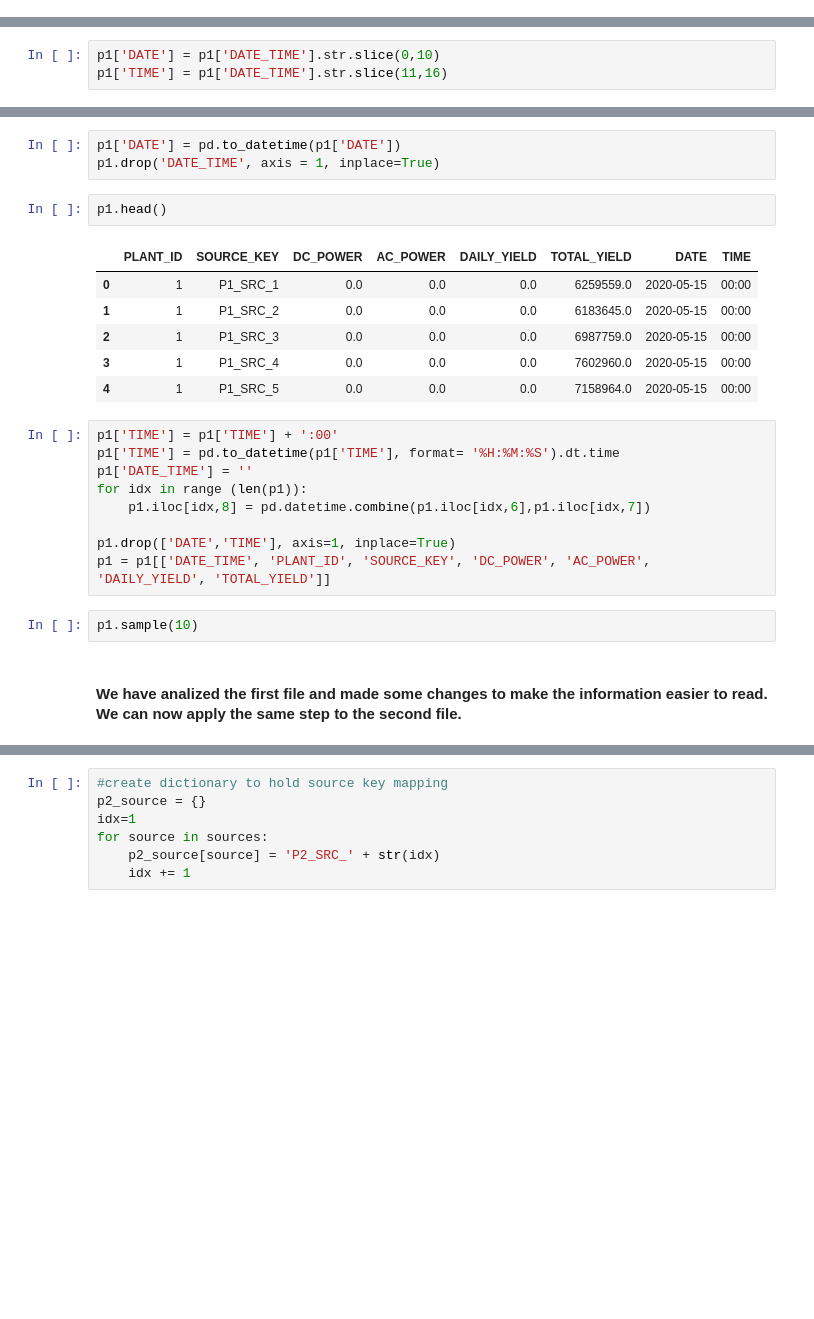
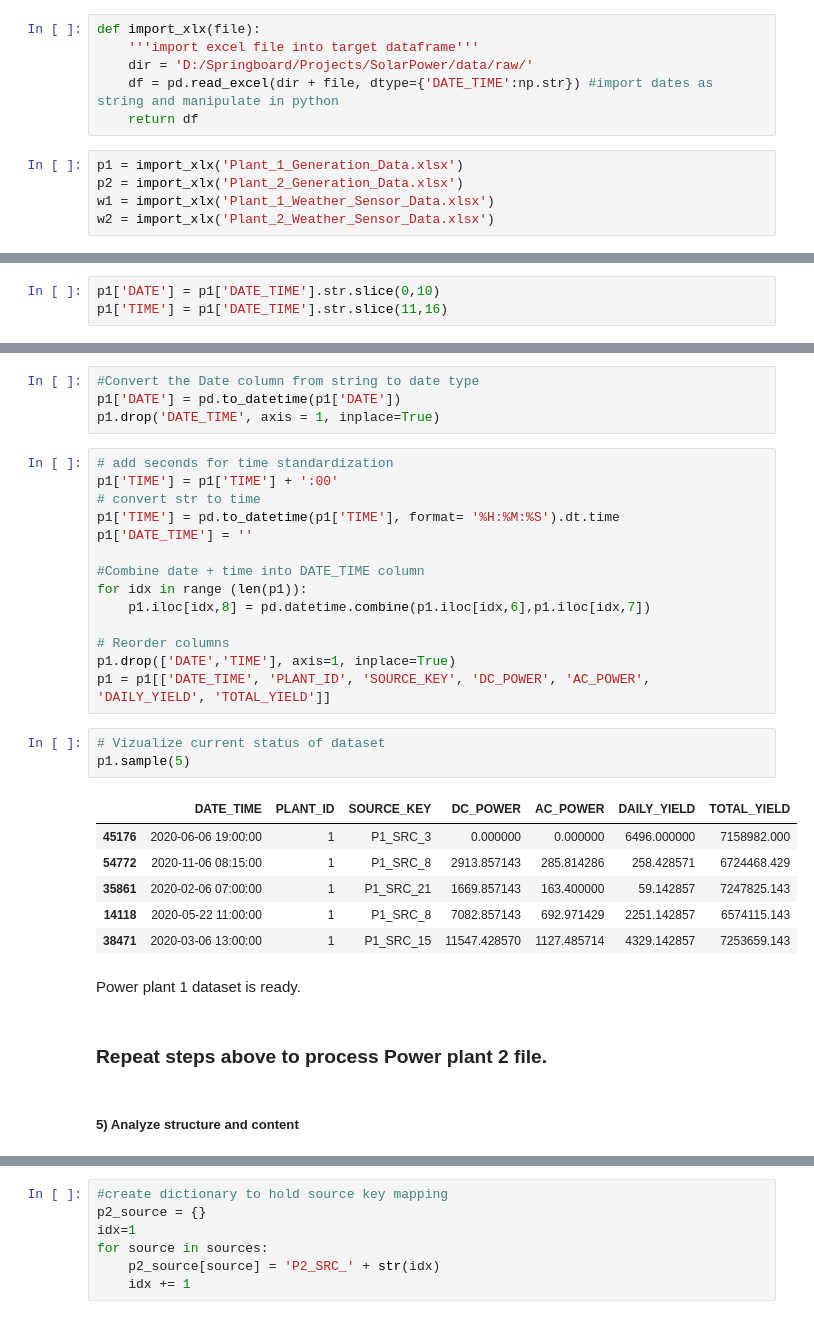
Before and after one commit to birr-data/SolarPower, a Jupyter notebook: Data Integration Example.ipynb, the cells around one changed output, grey strips where cells are left out. Drawn from its saved outputs; the diff is of its cells as text; blank space fills up the shorter version.

Commit message:
Update: Update data wrangling NB

```diff
--- a/Data Integration Example.ipynb
+++ b/Data Integration Example.ipynb
@@ -16 +34,12 @@ w2 = pd.read_csv('D:/Springboard/Projects/SolarPower/data/raw/Plant_2_Weather_Se
+# %%
+def import_xlx(file):
+    '''import excel file into target dataframe'''
+    dir = 'D:/Springboard/Projects/SolarPower/data/raw/'
+    df = pd.read_excel(dir + file, dtype={'DATE_TIME':np.str}) #import dates as string and manipulate in python
+    return df
+# %%
+p1 = import_xlx('Plant_1_Generation_Data.xlsx')
+p2 = import_xlx('Plant_2_Generation_Data.xlsx')
+w1 = import_xlx('Plant_1_Weather_Sensor_Data.xlsx')
+w2 = import_xlx('Plant_2_Weather_Sensor_Data.xlsx')
 # %% [markdown]
@@ -106,29 +143,38 @@ p1.head(3)
 | 1 | 15-05-2020 00:00 | 1 | P1_SRC_2 | 0.0 | 0.0 | 0.0 | 6183645.0 | 15-05-2020 | 00:00 |
 | 2 | 15-05-2020 00:00 | 1 | P1_SRC_3 | 0.0 | 0.0 | 0.0 | 6987759.0 | 15-05-2020 | 00:00 |
 # %%
+#Convert the Date column from string to date type
 p1['DATE'] = pd.to_datetime(p1['DATE'])
 p1.drop('DATE_TIME', axis = 1, inplace=True)
-# %%
-p1.head()
-# %% [output]
-|  | PLANT_ID | SOURCE_KEY | DC_POWER | AC_POWER | DAILY_YIELD | TOTAL_YIELD | DATE | TIME |
-| 0 | 1 | P1_SRC_1 | 0.0 | 0.0 | 0.0 | 6259559.0 | 2020-05-15 | 00:00 |
-| 1 | 1 | P1_SRC_2 | 0.0 | 0.0 | 0.0 | 6183645.0 | 2020-05-15 | 00:00 |
-| 2 | 1 | P1_SRC_3 | 0.0 | 0.0 | 0.0 | 6987759.0 | 2020-05-15 | 00:00 |
-| 3 | 1 | P1_SRC_4 | 0.0 | 0.0 | 0.0 | 7602960.0 | 2020-05-15 | 00:00 |
-| 4 | 1 | P1_SRC_5 | 0.0 | 0.0 | 0.0 | 7158964.0 | 2020-05-15 | 00:00 |
 # %%
+# add seconds for time standardization
 p1['TIME'] = p1['TIME'] + ':00'
+# convert str to time
 p1['TIME'] = pd.to_datetime(p1['TIME'], format= '%H:%M:%S').dt.time
 p1['DATE_TIME'] = ''
+
+#Combine date + time into DATE_TIME column
 for idx in range (len(p1)):
     p1.iloc[idx,8] = pd.datetime.combine(p1.iloc[idx,6],p1.iloc[idx,7])
 
+# Reorder columns
 p1.drop(['DATE','TIME'], axis=1, inplace=True)
 p1 = p1[['DATE_TIME', 'PLANT_ID', 'SOURCE_KEY', 'DC_POWER', 'AC_POWER', 'DAILY_YIELD', 'TOTAL_YIELD']]
-# %%
-p1.sample(10)
-# %% [markdown]
-#### We have analized the first file and made some changes to make the information easier to read. We can now apply the same step to the second file.
+# %%
+# Vizualize current status of dataset
+p1.sample(5)
+# %% [output]
+|  | DATE_TIME | PLANT_ID | SOURCE_KEY | DC_POWER | AC_POWER | DAILY_YIELD | TOTAL_YIELD |
+| 45176 | 2020-06-06 19:00:00 | 1 | P1_SRC_3 | 0.000000 | 0.000000 | 6496.000000 | 7158982.000 |
+| 54772 | 2020-11-06 08:15:00 | 1 | P1_SRC_8 | 2913.857143 | 285.814286 | 258.428571 | 6724468.429 |
+| 35861 | 2020-02-06 07:00:00 | 1 | P1_SRC_21 | 1669.857143 | 163.400000 | 59.142857 | 7247825.143 |
+| 14118 | 2020-05-22 11:00:00 | 1 | P1_SRC_8 | 7082.857143 | 692.971429 | 2251.142857 | 6574115.143 |
+| 38471 | 2020-03-06 13:00:00 | 1 | P1_SRC_15 | 11547.428570 | 1127.485714 | 4329.142857 | 7253659.143 |
+# %% [markdown]
+Power plant 1 dataset is ready.
+# %% [markdown]
+### Repeat steps above to process Power plant 2 file.
+# %% [markdown]
+##### 5) Analyze structure and content
 # %%
 p2.head(3)
```
Also changed, not shown: parts of 94 cells of this notebook.
